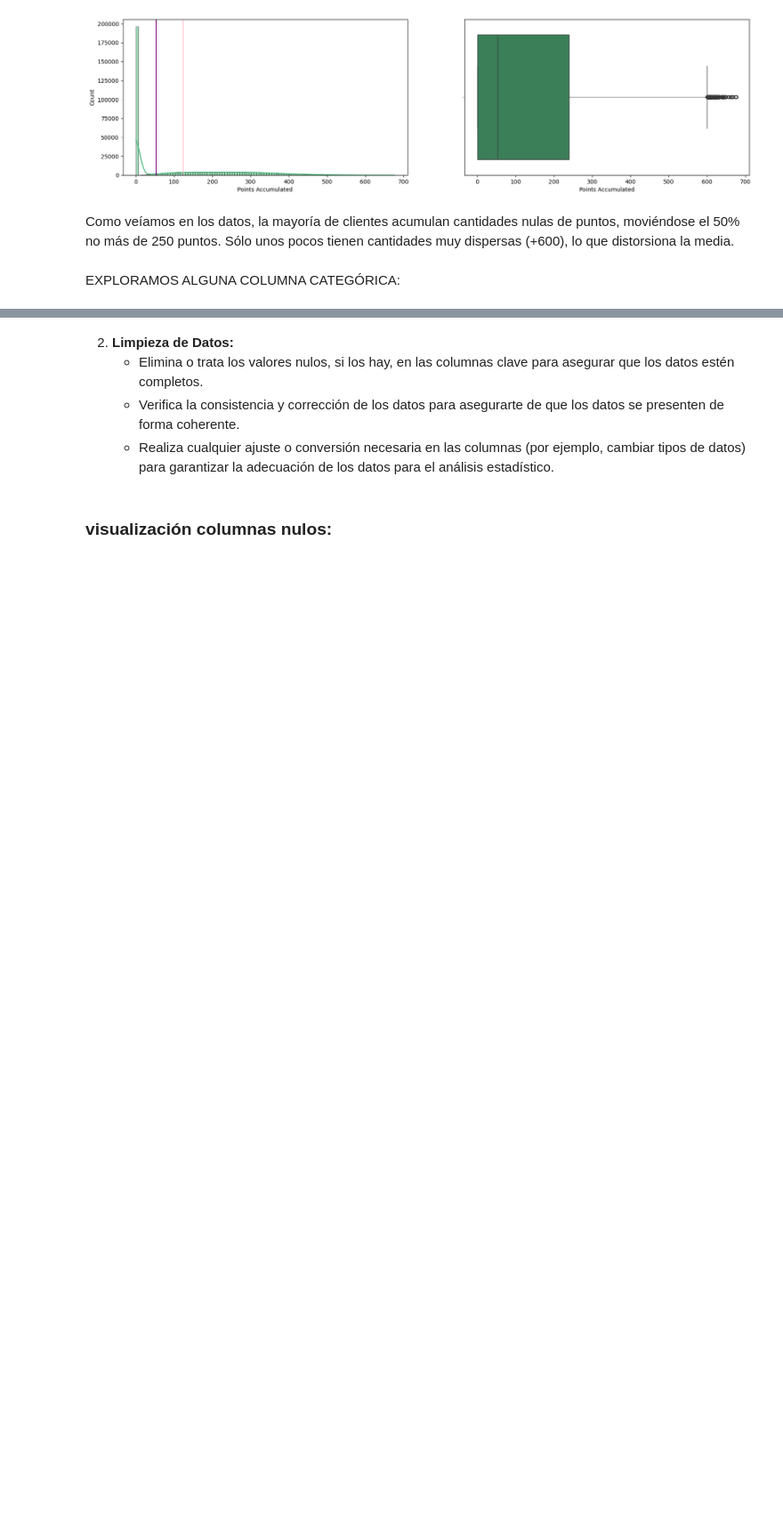
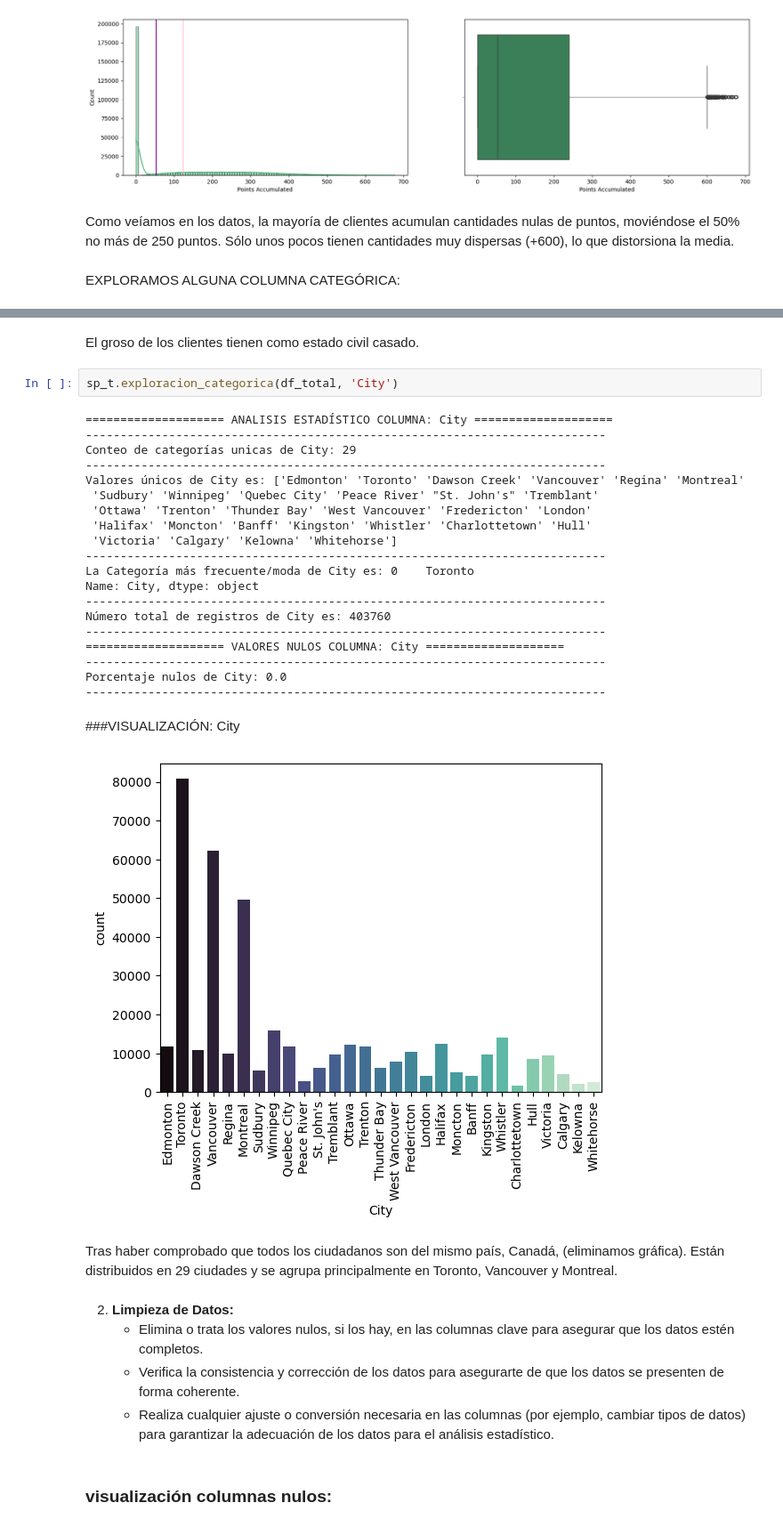
Before and after one commit to Adalab/bda-modulo-3-evaluacion-final-NIEVESPA, a Jupyter notebook: bda-modulo-3-evaluacion-final-NIEVESPA.ipynb, the cells around one changed output, grey strips where cells are left out. Shown: that part at 89% size. Cells and saved outputs as stored; diff of their text form; blank space fills up the shorter version.

```diff
--- a/bda-modulo-3-evaluacion-final-NIEVESPA.ipynb
+++ b/bda-modulo-3-evaluacion-final-NIEVESPA.ipynb
@@ -415,3 +417,31 @@ Porcentaje nulos de Education: 0.0
+# %% [markdown]
+El groso de los clientes tienen como estado civil casado.
+# %%
+sp_t.exploracion_categorica(df_total, 'City')
+# %% [output]
+==================== ANALISIS ESTADÍSTICO COLUMNA: City ====================
+---------------------------------------------------------------------------
+Conteo de categorías unicas de City: 29
+---------------------------------------------------------------------------
+Valores únicos de City es: ['Edmonton' 'Toronto' 'Dawson Creek' 'Vancouver' 'Regina' 'Montreal'
+ 'Sudbury' 'Winnipeg' 'Quebec City' 'Peace River' "St. John's" 'Tremblant'
+ 'Ottawa' 'Trenton' 'Thunder Bay' 'West Vancouver' 'Fredericton' 'London'
+ 'Halifax' 'Moncton' 'Banff' 'Kingston' 'Whistler' 'Charlottetown' 'Hull'
+ 'Victoria' 'Calgary' 'Kelowna' 'Whitehorse']
+---------------------------------------------------------------------------
+La Categoría más frecuente/moda de City es: 0    Toronto
+Name: City, dtype: object
+---------------------------------------------------------------------------
+Número total de registros de City es: 403760
+---------------------------------------------------------------------------
+==================== VALORES NULOS COLUMNA: City ====================
+---------------------------------------------------------------------------
+Porcentaje nulos de City: 0.0
+---------------------------------------------------------------------------
+ ###VISUALIZACIÓN: City
+[figure, added]
+# %% [markdown]
+Tras haber comprobado que todos los ciudadanos son del mismo país, Canadá, (eliminamos gráfica). Están distribuidos en 29 ciudades y se agrupa principalmente en Toronto, Vancouver y Montreal.
 # %% [markdown]
 2. **Limpieza de Datos:**
    - Elimina o trata los valores nulos, si los hay, en las columnas clave para asegurar que los datos estén completos.
```
Also changed, not shown: parts of 29 cells of this notebook, 3 other files.
